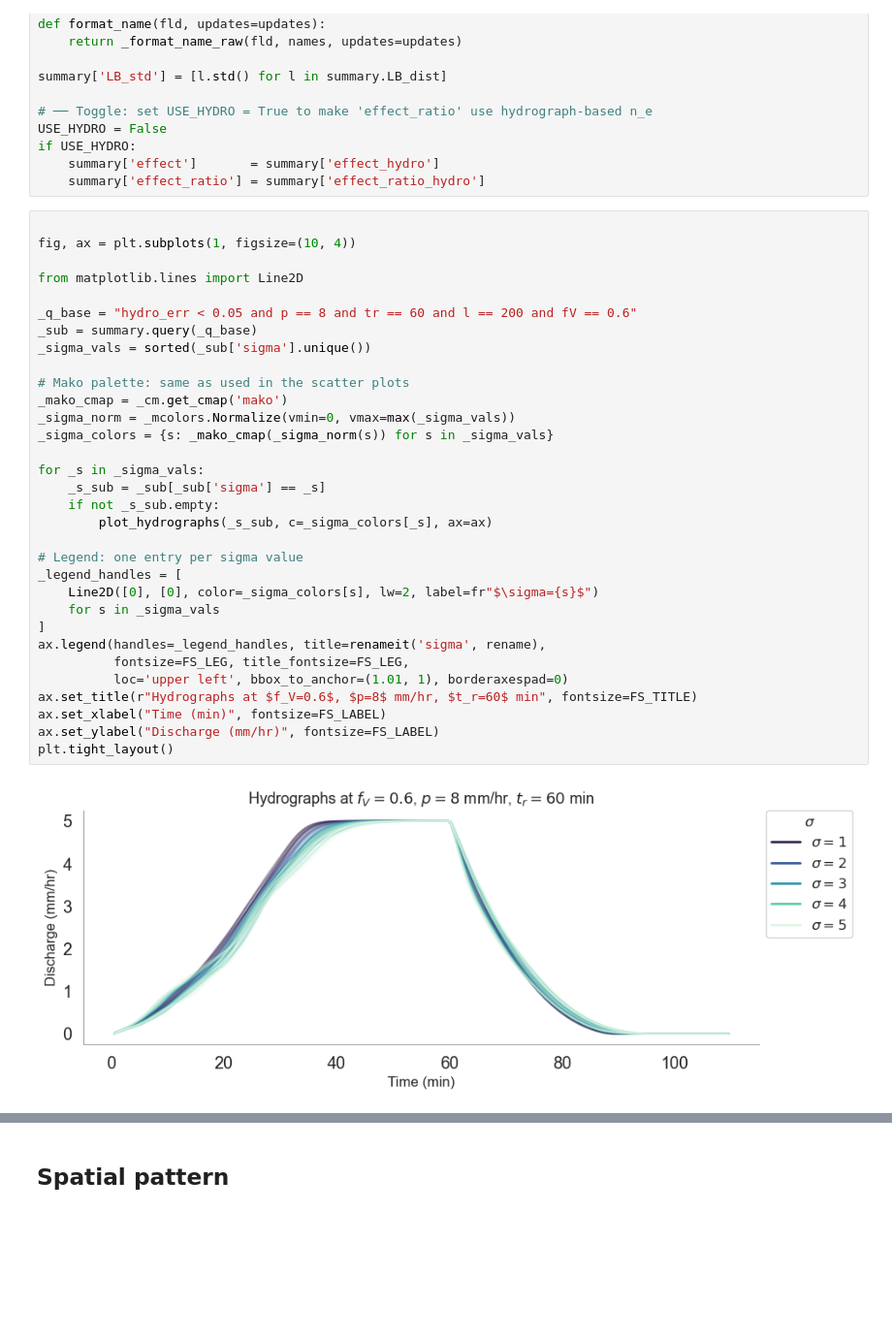
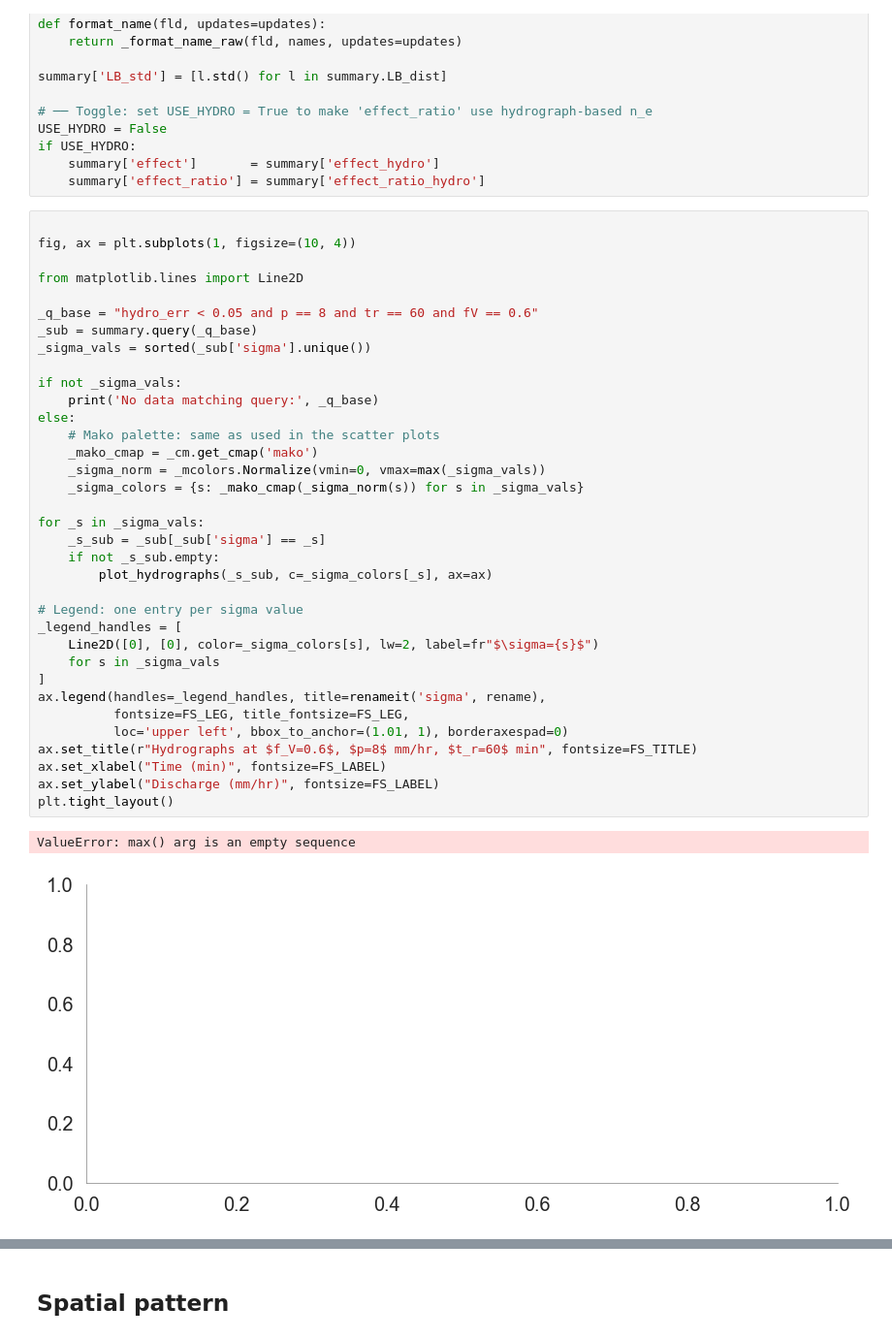
Before and after one commit to octavia-crompton/roughness-scale, a Jupyter notebook: notebooks/roughness_scale-pattern.ipynb, the cells around one changed output, grey strips where cells are left out. Shown at 97% size. Saved outputs shown, nothing was run; the diff lists cells and outputs as text; blank space fills up the shorter version.

Commit message:
updating figure 1

```diff
--- a/notebooks/roughness_scale-pattern.ipynb
+++ b/notebooks/roughness_scale-pattern.ipynb
@@ -101,37 +101,41 @@ if USE_HYDRO:
 # %%
 
 fig, ax = plt.subplots(1, figsize=(10, 4))
 
 from matplotlib.lines import Line2D
 
-_q_base = "hydro_err < 0.05 and p == 8 and tr == 60 and l == 200 and fV == 0.6"
+_q_base = "hydro_err < 0.05 and p == 8 and tr == 60 and fV == 0.6"
 _sub = summary.query(_q_base)
 _sigma_vals = sorted(_sub['sigma'].unique())
 
-# Mako palette: same as used in the scatter plots
-_mako_cmap = _cm.get_cmap('mako')
-_sigma_norm = _mcolors.Normalize(vmin=0, vmax=max(_sigma_vals))
-_sigma_colors = {s: _mako_cmap(_sigma_norm(s)) for s in _sigma_vals}
+if not _sigma_vals:
+    print('No data matching query:', _q_base)
+else:
+    # Mako palette: same as used in the scatter plots
+    _mako_cmap = _cm.get_cmap('mako')
+    _sigma_norm = _mcolors.Normalize(vmin=0, vmax=max(_sigma_vals))
+    _sigma_colors = {s: _mako_cmap(_sigma_norm(s)) for s in _sigma_vals}
 
 for _s in _sigma_vals:
     _s_sub = _sub[_sub['sigma'] == _s]
     if not _s_sub.empty:
         plot_hydrographs(_s_sub, c=_sigma_colors[_s], ax=ax)
 
 # Legend: one entry per sigma value
 _legend_handles = [
     Line2D([0], [0], color=_sigma_colors[s], lw=2, label=fr"$\sigma={s}$")
     for s in _sigma_vals
 ]
 ax.legend(handles=_legend_handles, title=renameit('sigma', rename),
           fontsize=FS_LEG, title_fontsize=FS_LEG,
           loc='upper left', bbox_to_anchor=(1.01, 1), borderaxespad=0)
 ax.set_title(r"Hydrographs at $f_V=0.6$, $p=8$ mm/hr, $t_r=60$ min", fontsize=FS_TITLE)
 ax.set_xlabel("Time (min)", fontsize=FS_LABEL)
 ax.set_ylabel("Discharge (mm/hr)", fontsize=FS_LABEL)
 plt.tight_layout()
 # %% [output]
+ValueError: max() arg is an empty sequence
-[figure, old version]
+[figure, new version]
 # %%
 fig, ax = plt.subplots(1, figsize = (10,4))
 
```
Also changed, not shown: parts of 19 cells of this notebook, 7 other files.
